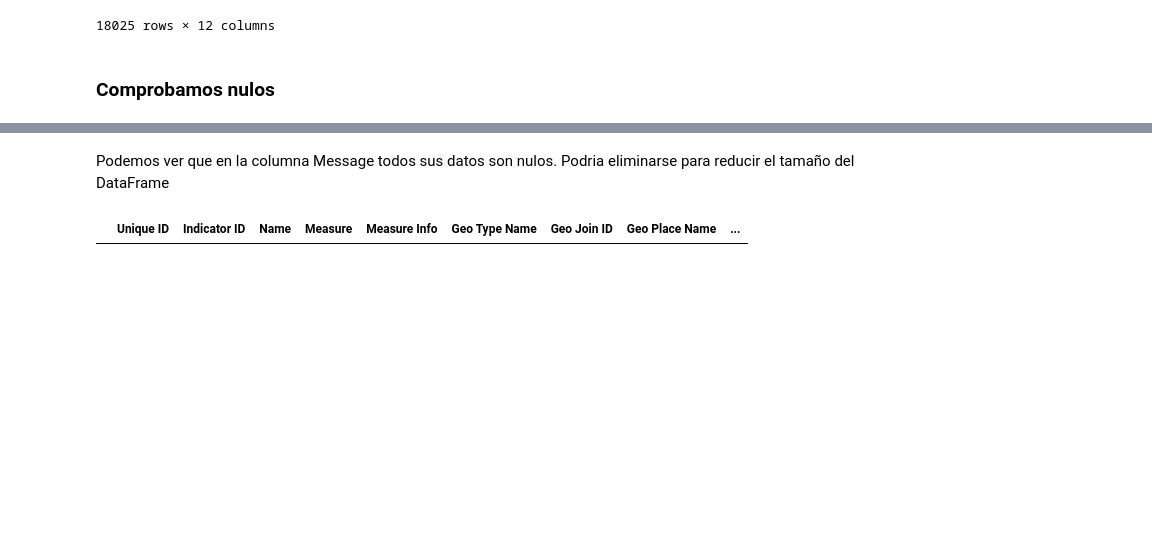
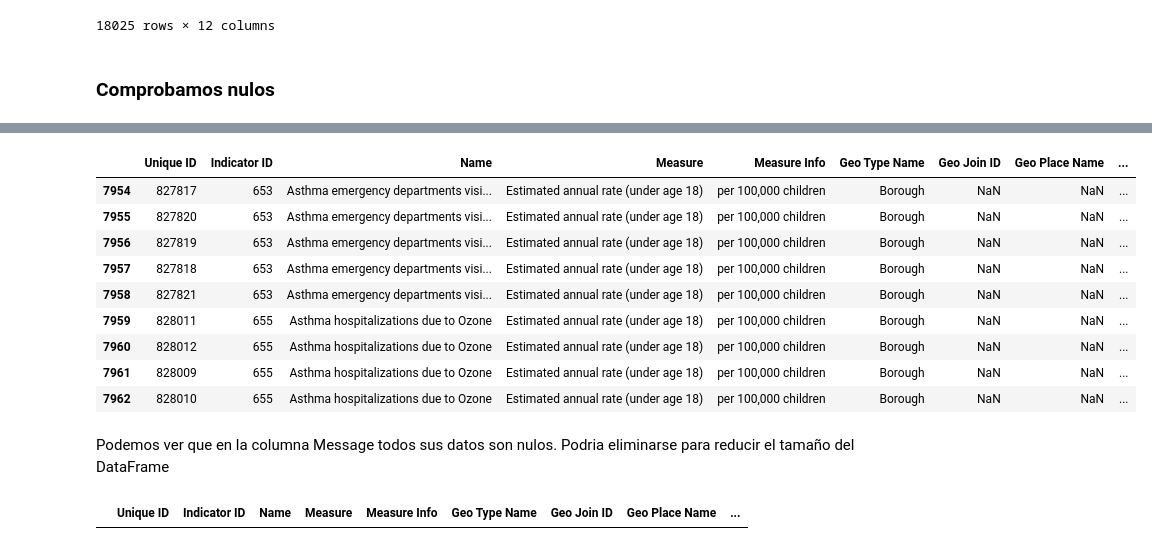
Before and after one commit to Rizo12G/Proyecto_final_henry, a Jupyter notebook: EDA/Air_Noise.ipynb, the cells around one changed output, grey strips where cells are left out. Cells and saved outputs as stored; diff of their text form; code cells hidden in the pictures; blank space fills up the shorter version.

```diff
--- a/EDA/Air_Noise.ipynb
+++ b/EDA/Air_Noise.ipynb
@@ -49,3 +35,19 @@ dtype: int64
+# %%
+# Filtrar filas con valores nulos, ignorando la columna 'messages'
+filas_nulos = aire[aire.drop(columns=['Message']).isnull().any(axis=1)]
+# %%
+filas_nulos
+# %% [output]
+|  | Unique ID | Indicator ID | Name | Measure | Measure Info | Geo Type Name | Geo Join ID | Geo Place Name | ... |
+| 7954 | 827817 | 653 | Asthma emergency departments visi... | Estimated annual rate (under age 18) | per 100,000 children | Borough | NaN | NaN | ... |
+| 7955 | 827820 | 653 | Asthma emergency departments visi... | Estimated annual rate (under age 18) | per 100,000 children | Borough | NaN | NaN | ... |
+| 7956 | 827819 | 653 | Asthma emergency departments visi... | Estimated annual rate (under age 18) | per 100,000 children | Borough | NaN | NaN | ... |
+| 7957 | 827818 | 653 | Asthma emergency departments visi... | Estimated annual rate (under age 18) | per 100,000 children | Borough | NaN | NaN | ... |
+| 7958 | 827821 | 653 | Asthma emergency departments visi... | Estimated annual rate (under age 18) | per 100,000 children | Borough | NaN | NaN | ... |
+| 7959 | 828011 | 655 | Asthma hospitalizations due to Ozone | Estimated annual rate (under age 18) | per 100,000 children | Borough | NaN | NaN | ... |
+| 7960 | 828012 | 655 | Asthma hospitalizations due to Ozone | Estimated annual rate (under age 18) | per 100,000 children | Borough | NaN | NaN | ... |
+| 7961 | 828009 | 655 | Asthma hospitalizations due to Ozone | Estimated annual rate (under age 18) | per 100,000 children | Borough | NaN | NaN | ... |
+| 7962 | 828010 | 655 | Asthma hospitalizations due to Ozone | Estimated annual rate (under age 18) | per 100,000 children | Borough | NaN | NaN | ... |
 # %% [markdown]
 Podemos ver que en la columna Message todos sus datos son nulos. Podria eliminarse para reducir el tamaño del DataFrame
 # %%
```
Also changed, not shown: parts of 1 cell of this notebook.
